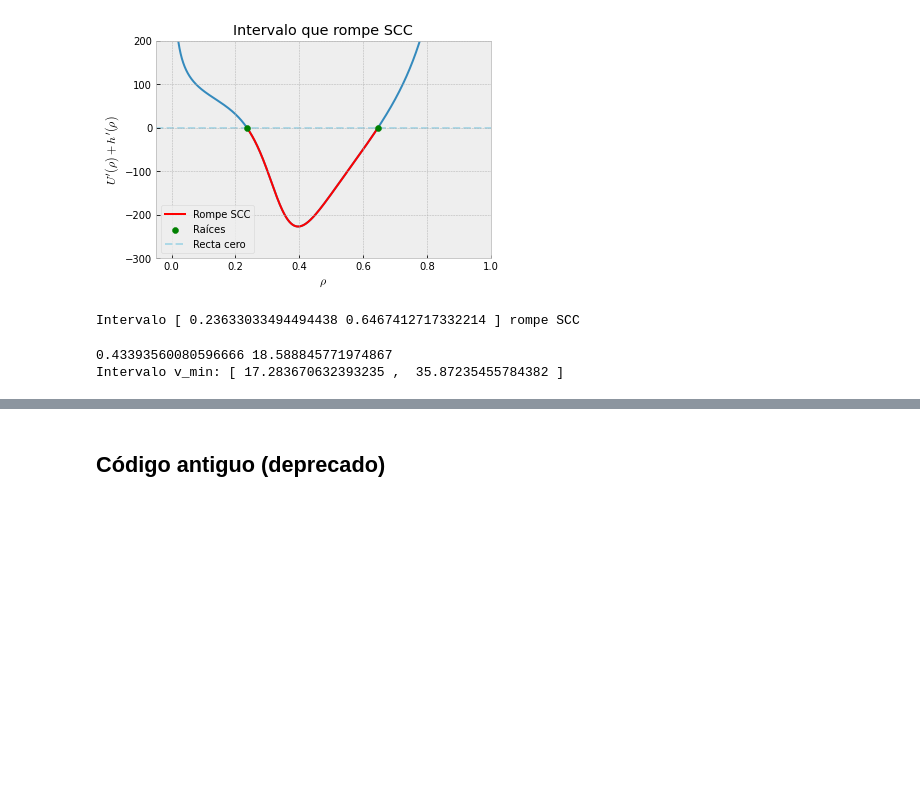
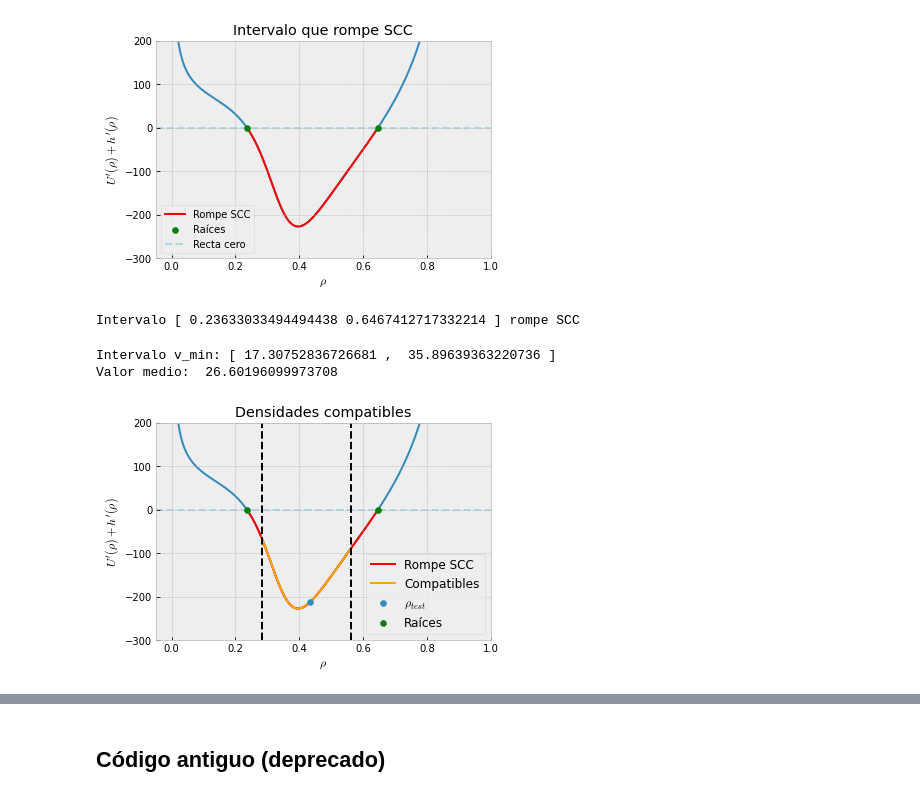
Before and after one commit to ElTapia/Jamiton, a Jupyter notebook: Second_order_traffic_model/Simulacion_ARZ.ipynb, the cells around one changed output, grey strips where cells are left out. Drawn from its saved outputs; the diff is of its cells as text; code cells hidden in the pictures; blank space fills up the shorter version.

```diff
--- a/Second_order_traffic_model/Simulacion_ARZ.ipynb
+++ b/Second_order_traffic_model/Simulacion_ARZ.ipynb
@@ -1132,21 +1146,67 @@ print("Intervalo [",rho_min_scc/rho_max,rho_max_scc/rho_max, "] rompe SCC")
 # %% [output]
 Intervalo [ 0.23633033494494438 0.6467412717332214 ] rompe SCC
 # %%
-rhos_violate = np.linspace(rho_min_scc, rho_max_scc, 1_000)
-L = -np.inf
-for rho_scc in rhos_violate:
-    v_scc = 1/rho_scc
-    m_scc = get_m(v_scc)
-    s_scc = get_s(m_scc, v_scc)
-    w_scc = lambda v: w_v(v, m_scc, s_scc)
-    v_M = root(w_scc, 100, method="hybr")
-    L_sig = v_M.x[0] - v_scc
+rhos_violate = np.linspace(rho_min_scc+1e-8, rho_max_scc-1e-8, 20_000)
+def obtiene_mejor_rho_s():
+    L = -np.inf
+    for i in range(len(rhos_violate)):
+        rho_scc = rhos_violate[i]
+        v_scc = 1/rho_scc
+        m_scc = get_m(v_scc)
+        s_scc = get_s(m_scc, v_scc)
+        w_scc = lambda v: w_v(v, m_scc, s_scc)
+        v_M = root(w_scc, 100, method="hybr")
+        L_sig = v_M.x[0] - v_scc
 
-    if L_sig < L:
-        print(rho_scc/rho_max, L)
-        print("Intervalo v_min: [", v_scc, ", ", v_M.x[0], "]")
-        break
-    L = L_sig
+        if L_sig < L:
+            print("Intervalo v_min: [", v_scc, ", ", v_M.x[0], "]")
+            v_medio = (v_scc + v_M.x[0])/2
+            print("Valor medio: ", v_medio)
+            return rho_scc, i, v_medio
+        L = L_sig
+rho_s_test, i_test, v_medio_test = obtiene_mejor_rho_s()
+#v_medio_test = 30
 # %% [output]
-0.43393560080596666 18.588845771974867
-Intervalo v_min: [ 17.283670632393235 ,  35.87235455784382 ]
+Intervalo v_min: [ 17.30752836726681 ,  35.89639363220736 ]
+Valor medio:  26.60196099973708
+# %%
+rhos_candidatos = np.delete(rhos_violate, i_test)
+rhos_to_test = []
+
+for j in range(len(rhos_candidatos)):
+    rho_cand = rhos_candidatos[j]
+    v_cand = 1/rho_cand
+    m_cand = get_m(v_cand)
+    s_cand = get_s(m_cand, v_cand)
+    w_cand = lambda v: w_v(v, m_cand, s_cand)
+    v_M_cand = root(w_cand, 100, method="hybr")
+
+    if v_cand < v_medio_test and v_medio_test < v_M_cand.x[0]:
+        rhos_to_test += [rho_cand]
+
+rhos_to_test = np.array(rhos_to_test)
+# %%
+raices_scc = np.array([rho_min_scc, rho_max_scc])
+rhos_violate = np.linspace(rho_min_scc, rho_max_scc, 10_000)
+
+plt.plot(rhos/rho_max, U_prime(rhos) + h_prime(rhos), zorder=0)
+plt.plot(rhos_violate/rho_max, U_prime(rhos_violate) + h_prime(rhos_violate), zorder=1, label="Rompe SCC", color="r")
+plt.plot(rhos_to_test/rho_max, U_prime(rhos_to_test) + h_prime(rhos_to_test), zorder=1, label="Compatibles", color="orange")
+plt.scatter(rho_s_test/rho_max, U_prime(rho_s_test) + h_prime(rho_s_test), zorder=2, label=r"$\rho_{test}$")
+plt.scatter(raices_scc/rho_max, U_prime(raices_scc) + h_prime(raices_scc), zorder=2, color="green", label="Raíces")
+
+plt.xlim(-0.05, 1)
+plt.ylim(-300, 200)
+plt.hlines(0, -0.05, 1, ls="--", zorder=1, color="lightblue")
+plt.vlines(rhos_to_test[0]/rho_max, -300, 200, ls="--", color="black")
+plt.vlines(rhos_to_test[-1]/rho_max, -300, 200, ls="--", color="black")
+
+plt.title("Densidades compatibles")
+plt.xlabel(r"$\rho$")
+plt.ylabel(r"$U'(\rho) + h'(\rho)$")
+
+plt.legend(fontsize=12)
+plt.savefig("Charts/Funciones/Compatibles.png")
+plt.show()
+# %% [output]
+[figure, added]
```
Also changed, not shown: parts of 10 cells of this notebook, 7 other files.
